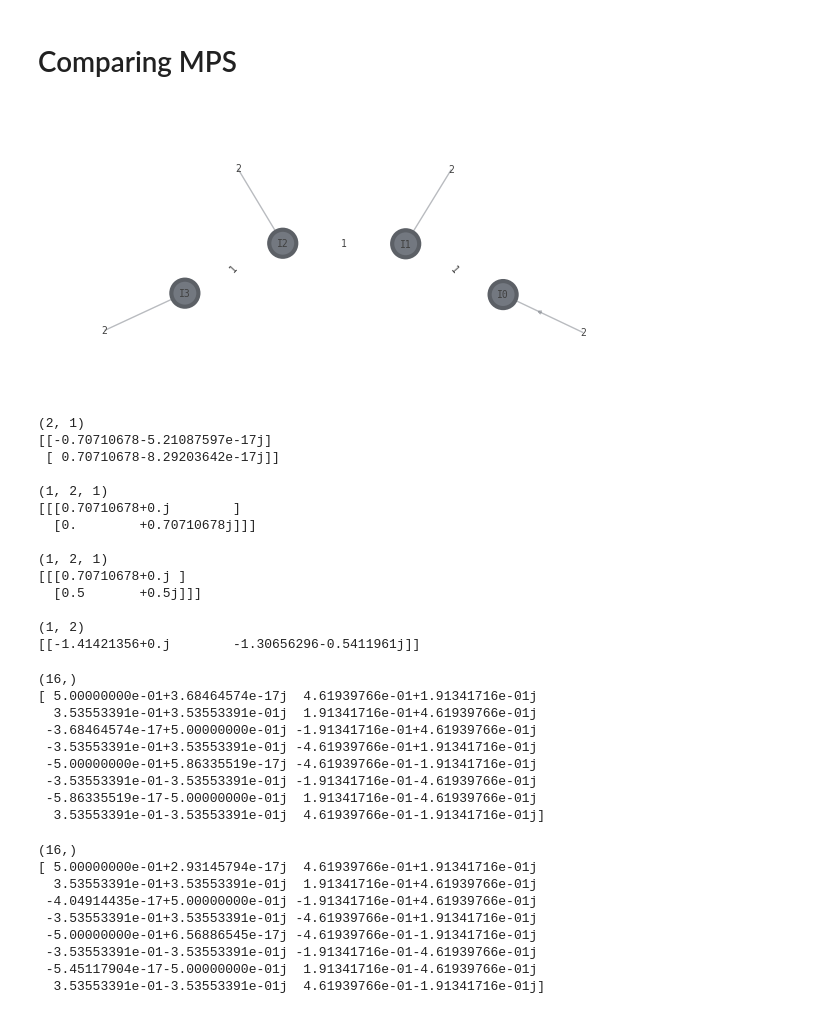
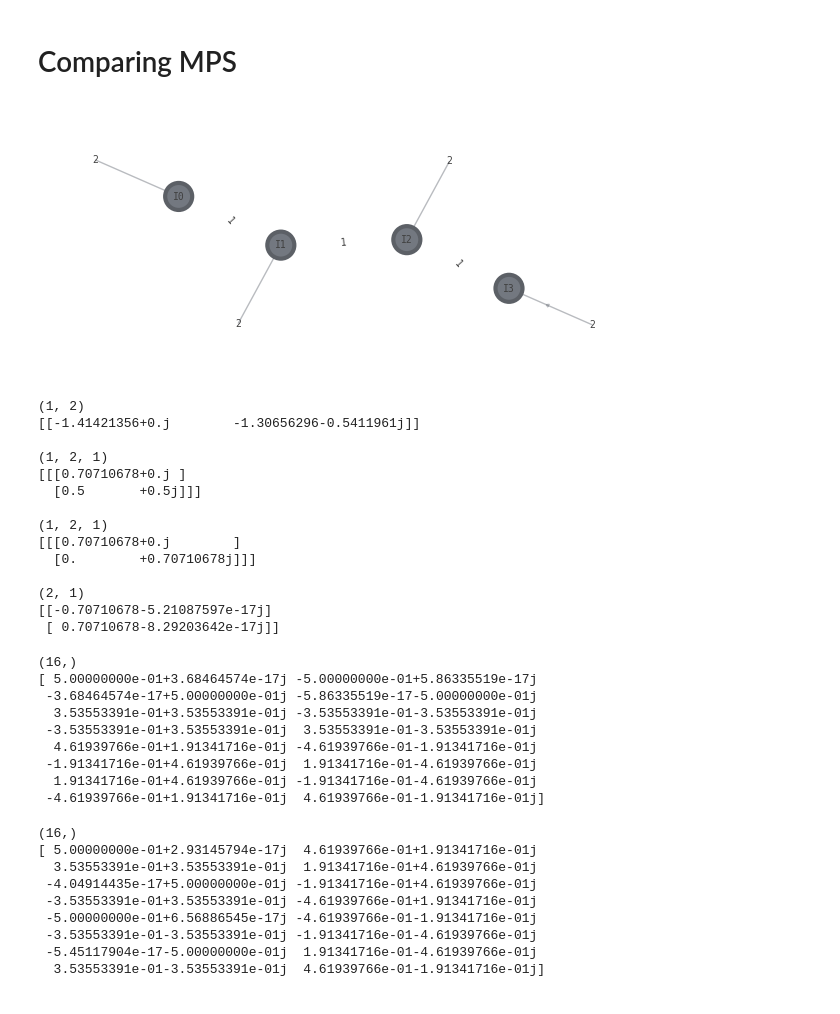
Before and after one commit to the-iron-ryan/MPO_QFT, a Jupyter notebook: QFT_MPO.ipynb, the cells around one changed output. Saved outputs shown, nothing was run; the diff lists cells and outputs as text; code cells hidden in the pictures.

```diff
--- a/QFT_MPO.ipynb
+++ b/QFT_MPO.ipynb
@@ -37,49 +37,50 @@ Tensor Data:
 # %%
 QFT_mps = MPS(4)
 
 
 mps = QFT_mps.create_MPS(
     [lambda x: np.exp(2j*np.pi*x)/2],
     0,
     1.0,
     max_bond=4,
-    cutoff=1e-15
+    cutoff=1e-15,
+    reverse=True
 )
 
 mps.draw(show_inds='bond-size')
 for t in mps.tensors_sorted():
     print(t.shape)
     print(t.data, end='\n\n')
 # %% [output]
-[figure, old version]
+[figure, new version]
-(2, 1)
-[[-0.70710678-5.21087597e-17j]
- [ 0.70710678-8.29203642e-17j]]
+(1, 2)
+[[-1.41421356+0.j        -1.30656296-0.5411961j]]
+
+(1, 2, 1)
+[[[0.70710678+0.j ]
+  [0.5       +0.5j]]]
 
 (1, 2, 1)
 [[[0.70710678+0.j        ]
   [0.        +0.70710678j]]]
 
-(1, 2, 1)
-[[[0.70710678+0.j ]
-  [0.5       +0.5j]]]
-
-(1, 2)
-[[-1.41421356+0.j        -1.30656296-0.5411961j]]
+(2, 1)
+[[-0.70710678-5.21087597e-17j]
+ [ 0.70710678-8.29203642e-17j]]
 # %%
 python_mps_res = mps.to_dense().reshape((16,))
 print(python_mps_res.shape)
 print(python_mps_res)
 # %% [output]
 (16,)
-[ 5.00000000e-01+3.68464574e-17j  4.61939766e-01+1.91341716e-01j
-  3.53553391e-01+3.53553391e-01j  1.91341716e-01+4.61939766e-01j
- -3.68464574e-17+5.00000000e-01j -1.91341716e-01+4.61939766e-01j
- -3.53553391e-01+3.53553391e-01j -4.61939766e-01+1.91341716e-01j
- -5.00000000e-01+5.86335519e-17j -4.61939766e-01-1.91341716e-01j
- -3.53553391e-01-3.53553391e-01j -1.91341716e-01-4.61939766e-01j
- -5.86335519e-17-5.00000000e-01j  1.91341716e-01-4.61939766e-01j
-  3.53553391e-01-3.53553391e-01j  4.61939766e-01-1.91341716e-01j]
+[ 5.00000000e-01+3.68464574e-17j -5.00000000e-01+5.86335519e-17j
+ -3.68464574e-17+5.00000000e-01j -5.86335519e-17-5.00000000e-01j
+  3.53553391e-01+3.53553391e-01j -3.53553391e-01-3.53553391e-01j
+ -3.53553391e-01+3.53553391e-01j  3.53553391e-01-3.53553391e-01j
+  4.61939766e-01+1.91341716e-01j -4.61939766e-01-1.91341716e-01j
+ -1.91341716e-01+4.61939766e-01j  1.91341716e-01-4.61939766e-01j
+  1.91341716e-01+4.61939766e-01j -1.91341716e-01-4.61939766e-01j
+ -4.61939766e-01+1.91341716e-01j  4.61939766e-01-1.91341716e-01j]
 # %%
 julia_mps_res = np.array([0.4999999999999996 + 2.9314579421307735e-17j, 0.4619397662556433 + 0.19134171618254486j, 0.3535533905932737 + 0.3535533905932735j, 0.19134171618254503 + 0.46193976625564337j, -4.0491443498878406e-17 + 0.49999999999999944j, -0.1913417161825448 + 0.46193976625564315j, -0.3535533905932734 + 0.35355339059327356j, -0.46193976625564326 + 0.19134171618254495j, -0.49999999999999967 + 6.568865448039731e-17j, -0.46193976625564337 - 0.1913417161825448j, -0.3535533905932738 - 0.3535533905932735j, -0.19134171618254514 - 0.4619397662556434j, -5.451179040282661e-17 - 0.4999999999999995j, 0.19134171618254475 - 0.4619397662556432j, 0.3535533905932734 - 0.3535533905932737j, 0.46193976625564326 - 0.19134171618254509j])
 
```
Also changed, not shown: parts of 9 cells of this notebook, 3 other files.
